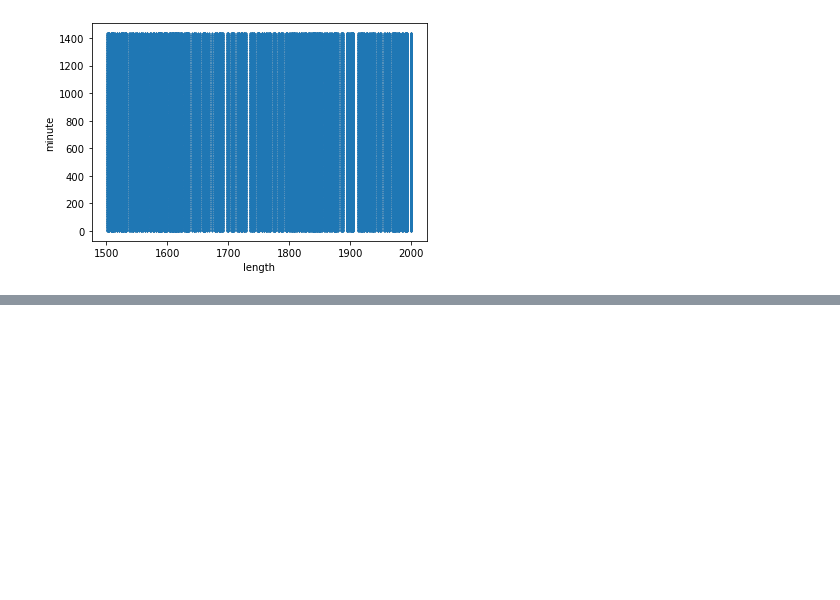
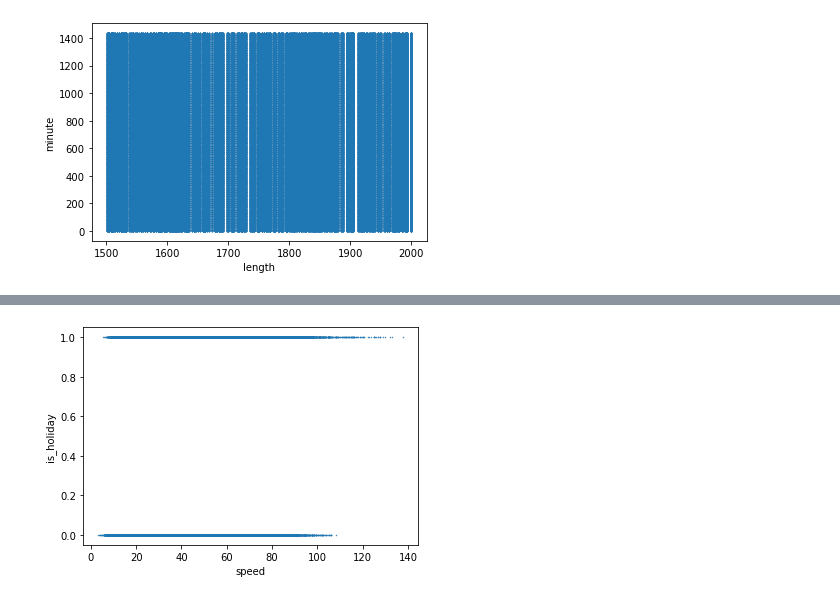
Before and after one commit to sahandp2012p/icds-project, a Jupyter notebook: Untitled.ipynb, the cells around one changed output, grey strips where cells are left out. Saved outputs shown, nothing was run; the diff lists cells and outputs as text; code cells hidden in the pictures; blank space fills up the shorter version.

```diff
--- a/Untitled.ipynb
+++ b/Untitled.ipynb
@@ -50,0 +61,10 @@ plt.show()
+# %%
+plt.xlabel("speed")
+
+plt.ylabel("is_holiday")
+
+plt.scatter(df["speed"], df["is_holiday"], s=0.2)
+
+plt.show()
+# %% [output]
+[figure, added]
```
Also changed, not shown: parts of 1 cell of this notebook.
